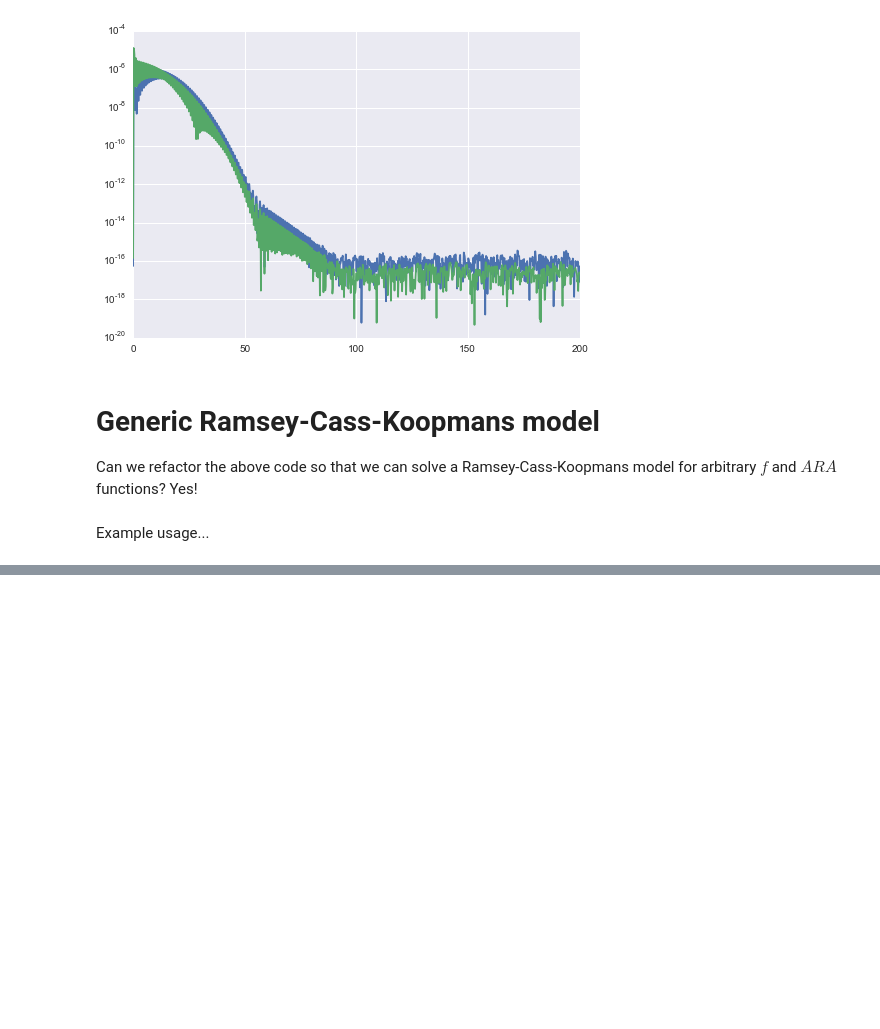
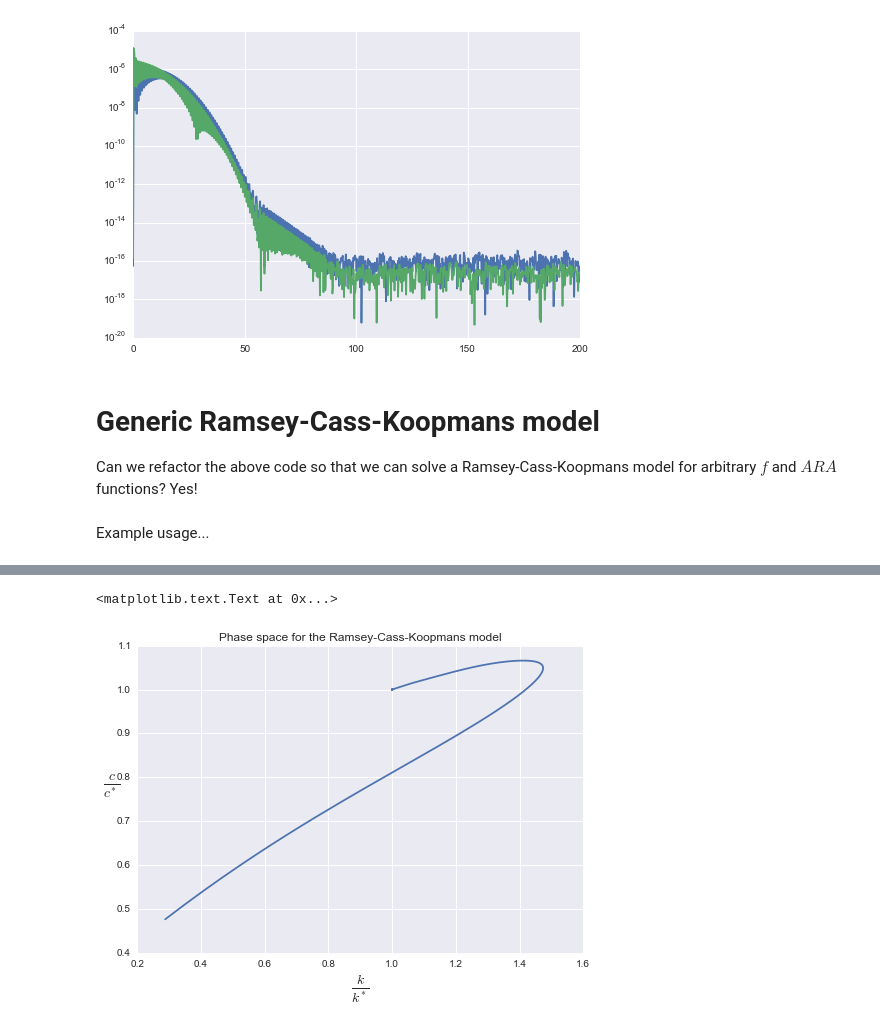
Before and after one commit to davidrpugh/pyCollocation, a Jupyter notebook: examples/ramsey-cass-koopmans-model.ipynb, the cells around one changed output, grey strips where cells are left out. Saved outputs shown, nothing was run; the diff lists cells and outputs as text; code cells hidden in the pictures; blank space fills up the shorter version.

```diff
--- a/examples/ramsey-cass-koopmans-model.ipynb
+++ b/examples/ramsey-cass-koopmans-model.ipynb
@@ -442,0 +463,9 @@ plt.show()
+# %%
+plt.plot(k_soln / ces_equilibrium_capital(**generic_ramsey_bvp.params),
+         c_soln / generic_ramsey_bvp.equilibrium_consumption(**generic_ramsey_bvp.params))
+plt.xlabel(r'$\frac{k}{k^*}$', fontsize=20)
+plt.ylabel(r'$\frac{c}{c^*}$', fontsize=20, rotation='horizontal')
+plt.title("Phase space for the Ramsey-Cass-Koopmans model")
+# %% [output]
+<matplotlib.text.Text at 0x...>
+[figure, added]
```
Also changed, not shown: parts of 9 cells of this notebook, 1 other file.
